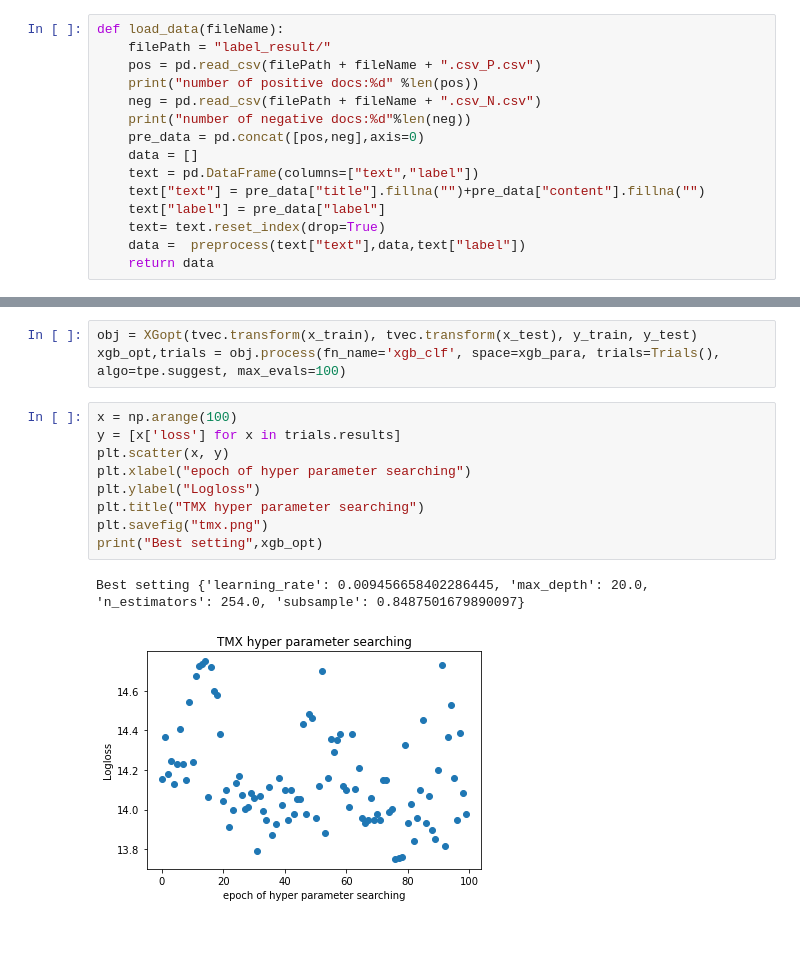
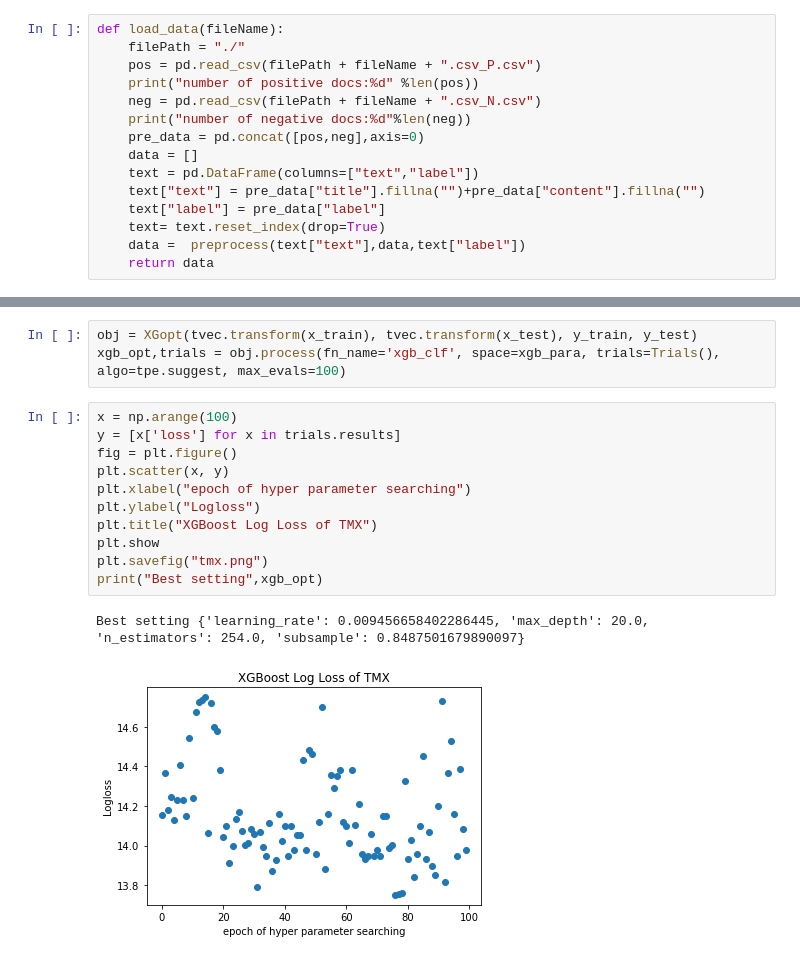
Before and after one commit to Sixy1204/stock_news_classification, a Jupyter notebook: ensemble_tree .ipynb, the cells around one changed output, grey strips where cells are left out. Drawn from its saved outputs; the diff is of its cells as text.

Commit message:
show training plot

```diff
--- a/ensemble_tree .ipynb
+++ b/ensemble_tree .ipynb
@@ -32,7 +32,7 @@ def preprocess(data,all_data,category):
     return all_data
 # %%
 def load_data(fileName):
-    filePath = "label_result/"
+    filePath = "./"
     pos = pd.read_csv(filePath + fileName + ".csv_P.csv")
     print("number of positive docs:%d" %len(pos))
     neg = pd.read_csv(filePath + fileName + ".csv_N.csv")
@@ -131,14 +131,16 @@ xgb_opt,trials = obj.process(fn_name='xgb_clf', space=xgb_para, trials=Trials(),
 # %%
 x = np.arange(100)
 y = [x['loss'] for x in trials.results]
+fig = plt.figure()
 plt.scatter(x, y)
 plt.xlabel("epoch of hyper parameter searching")
 plt.ylabel("Logloss")
-plt.title("TMX hyper parameter searching")
+plt.title("XGBoost Log Loss of TMX")
+plt.show
 plt.savefig("tmx.png")
 print("Best setting",xgb_opt)
 # %% [output]
 Best setting {'learning_rate': 0.009456658402286445, 'max_depth': 20.0, 'n_estimators': 254.0, 'subsample': 0.8487501679890097}
-[figure, old version]
+[figure, new version]
 # %%
 xgb = XGBClassifier(learning_rate = 0.009456658402286445, max_depth = 20, n_estimators = 254, subsample = 0.8487501679890097)
```
Also changed, not shown: parts of 2 cells of this notebook.
